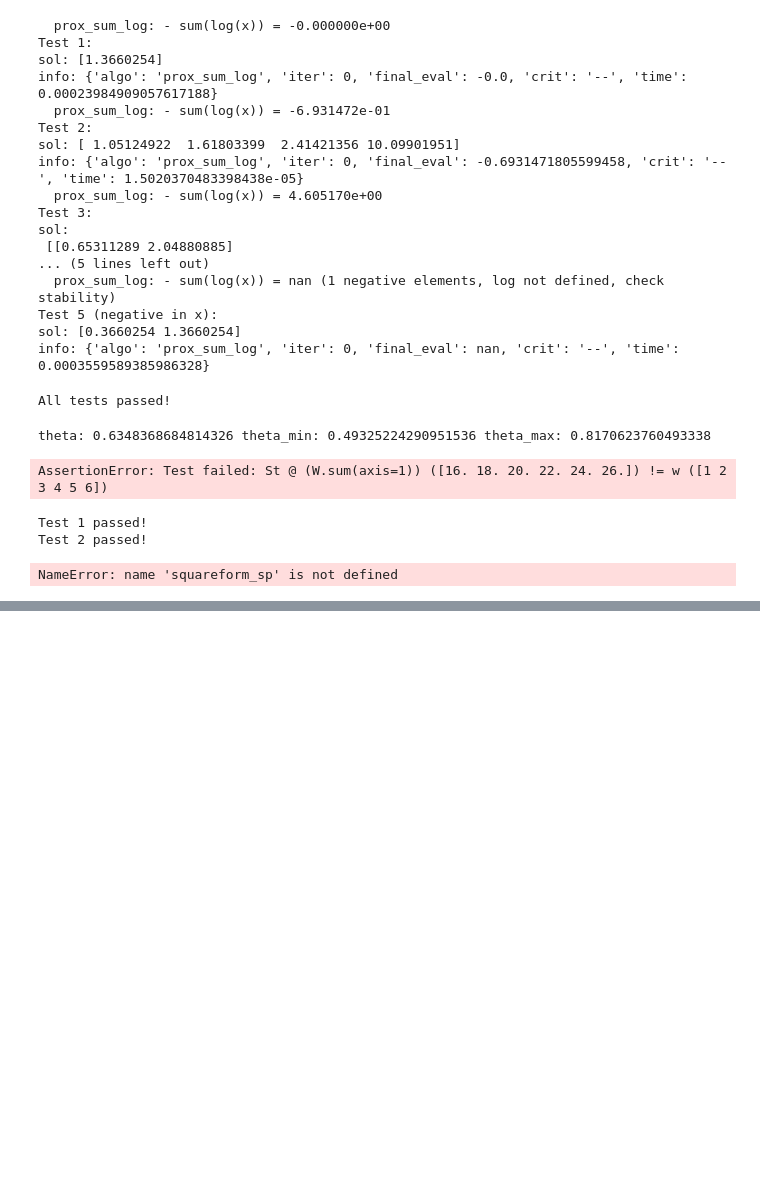
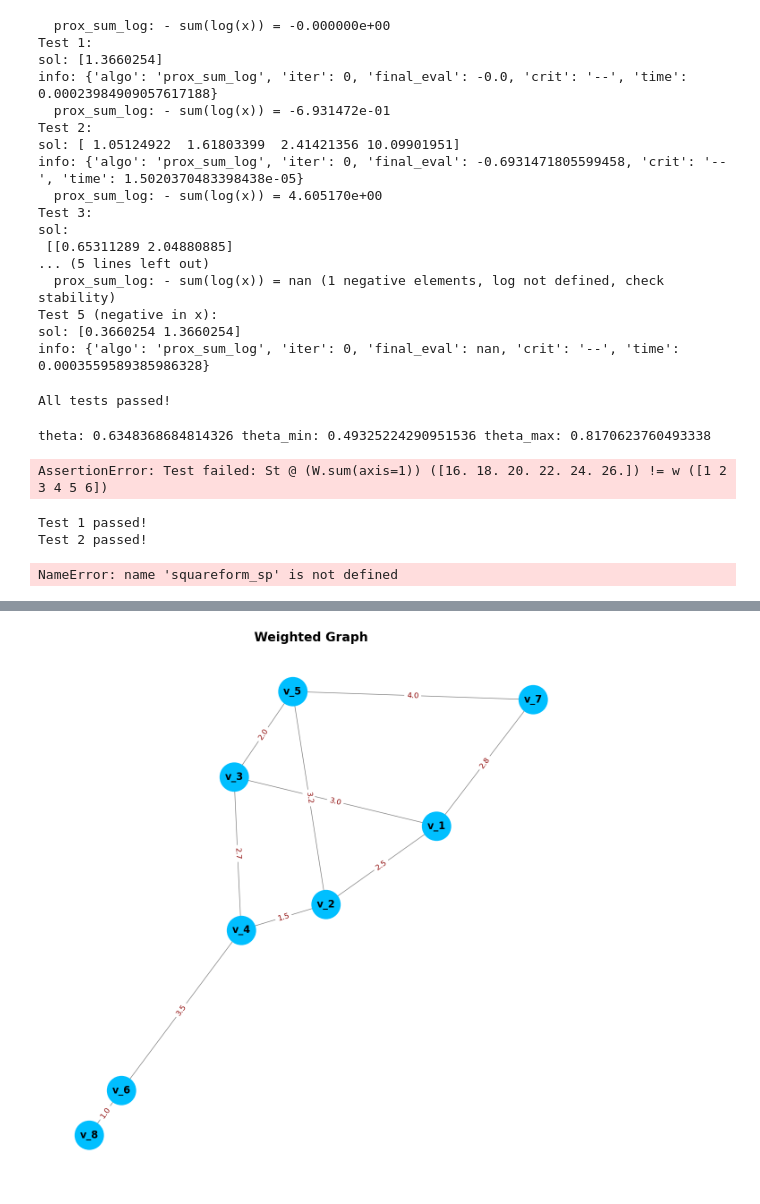
Before and after one commit to Pdawgie/PyAWGLMM, a Jupyter notebook: Smooth_AWGLMM/notebooks/tests_utils.ipynb, the cells around one changed output, grey strips where cells are left out. Saved outputs shown, nothing was run; the diff lists cells and outputs as text; code cells hidden in the pictures; blank space fills up the shorter version.

```diff
--- a/Smooth_AWGLMM/notebooks/tests_utils.ipynb
+++ b/Smooth_AWGLMM/notebooks/tests_utils.ipynb
@@ -2911,0 +3103,63 @@ NameError: name 'squareform_sp' is not defined
+# %%
+import networkx as nx
+import matplotlib.pyplot as plt
+import numpy as np
+
+def visualize_weighted_graph():
+    # Define the graph (weighted)
+    G = nx.Graph()
+
+    # Add nodes
+    nodes = ["v_1", "v_2", "v_3", "v_4", "v_5", "v_6", "v_7", "v_8"]
+    G.add_nodes_from(nodes)
+
+    # Add edges with weights
+    edges = [
+        ("v_1", "v_2", 2.5), ("v_1", "v_3", 3.0), ("v_2", "v_4", 1.5),
+        ("v_3", "v_5", 2.0), ("v_4", "v_6", 3.5), ("v_5", "v_7", 4.0),
+        ("v_6", "v_8", 1.0), ("v_7", "v_1", 2.8), ("v_2", "v_5", 3.2),
+        ("v_3", "v_4", 2.7)
+    ]
+    G.add_weighted_edges_from(edges)
+
+    # Define positions for a circular layout
+    pos = nx.kamada_kawai_layout(G)
+
+    # Create a figure
+    plt.figure(figsize=(12, 12))
+
+    # Draw the graph with customizations
+    nx.draw(
+        G,
+        pos,
+        with_labels=True,
+        node_color="deepskyblue",
+        edge_color="gray",
+        node_size=2000,
+        font_size=16,
+        font_weight="bold",
+        linewidths=2.5
+    )
+
+    # Draw edge labels with weights
+    edge_labels = nx.get_edge_attributes(G, 'weight')
+    edge_labels = {
+        (u, v): f"{edge_labels[(u, v)]:.1f}"
+        for u, v in edge_labels
+    }
+    nx.draw_networkx_edge_labels(G, pos, edge_labels=edge_labels, font_size=12, font_color="darkred")
+
+    # Set the title and adjust margins
+    plt.title("Weighted Graph", fontsize=20, fontweight="bold")
+    plt.tight_layout()
+
+    # Save the figure as a high-resolution image (suitable for academic papers)
+    plt.savefig("circular_weighted_graph.png", dpi=300, bbox_inches="tight")
+
+    # Display the graph
+    plt.show()
+
+# Run the visualization function
+visualize_weighted_graph()
+# %% [output]
+[figure, added]
```
Also changed, not shown: parts of 8 cells of this notebook, 7 other files.
